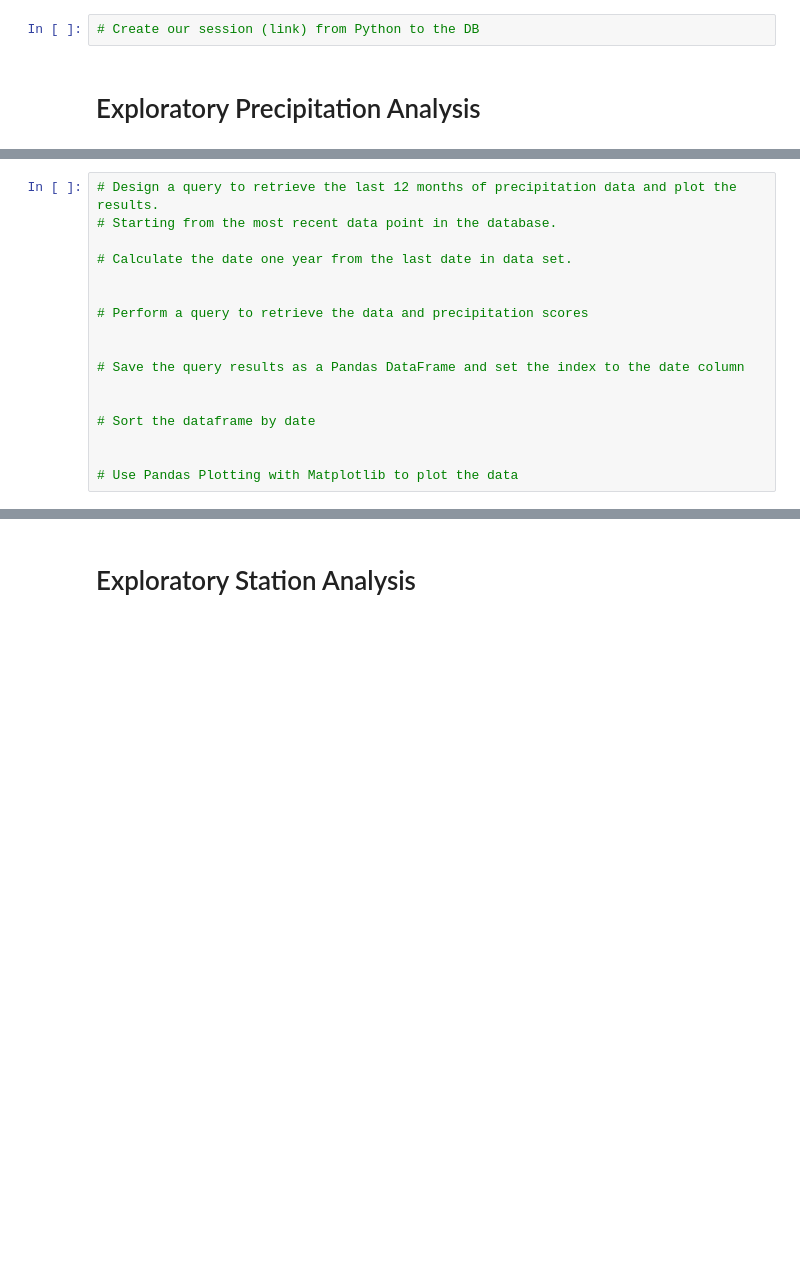
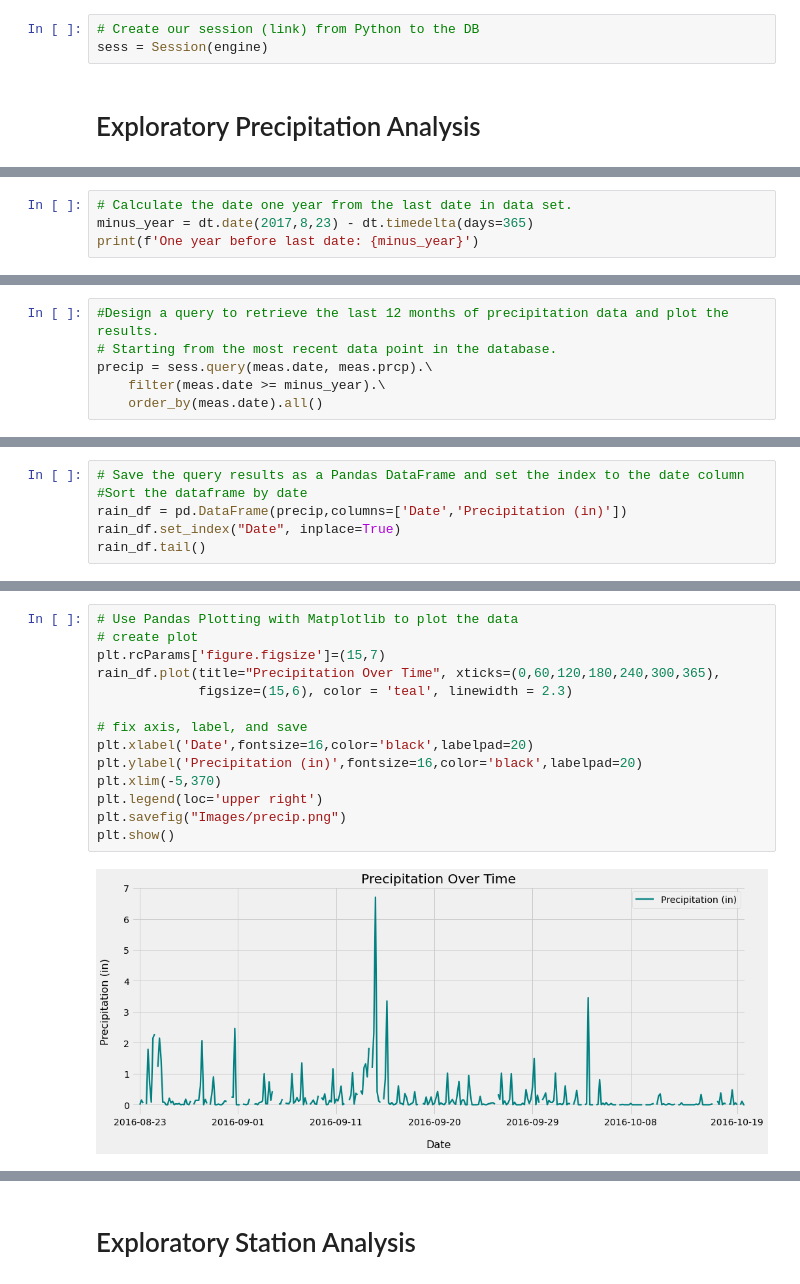
Before and after one commit to davism02/sqlalchemy-challenge, a Jupyter notebook: climate_starter.ipynb, the cells around one changed output, grey strips where cells are left out. Drawn from its saved outputs; the diff is of its cells as text; blank space fills up the shorter version.

```diff
--- a/climate_starter.ipynb
+++ b/climate_starter.ipynb
@@ -29,5 +35,6 @@ engine = create_engine("sqlite:///hawaii.sqlite")
 # %%
 # Create our session (link) from Python to the DB
+sess = Session(engine)
 # %% [markdown]
 # Exploratory Precipitation Analysis
 # %%
@@ -34,0 +46,4 @@ engine = create_engine("sqlite:///hawaii.sqlite")
+# %%
+# Calculate the date one year from the last date in data set.
+minus_year = dt.date(2017,8,23) - dt.timedelta(days=365)
+print(f'One year before last date: {minus_year}')
@@ -35,17 +52,6 @@ engine = create_engine("sqlite:///hawaii.sqlite")
 # %%
-# Design a query to retrieve the last 12 months of precipitation data and plot the results.
+#Design a query to retrieve the last 12 months of precipitation data and plot the results.
 # Starting from the most recent data point in the database.
-
-# Calculate the date one year from the last date in data set.
-
-
-# Perform a query to retrieve the data and precipitation scores
-
-
-# Save the query results as a Pandas DataFrame and set the index to the date column
-
-
-# Sort the dataframe by date
-
-
-# Use Pandas Plotting with Matplotlib to plot the data
+precip = sess.query(meas.date, meas.prcp).\
+    filter(meas.date >= minus_year).\
+    order_by(meas.date).all()
@@ -51,0 +61,6 @@ engine = create_engine("sqlite:///hawaii.sqlite")
+# %%
+# Save the query results as a Pandas DataFrame and set the index to the date column
+#Sort the dataframe by date
+rain_df = pd.DataFrame(precip,columns=['Date','Precipitation (in)'])
+rain_df.set_index("Date", inplace=True)
+rain_df.tail()
@@ -52,2 +86,18 @@ engine = create_engine("sqlite:///hawaii.sqlite")
+# %%
+# Use Pandas Plotting with Matplotlib to plot the data
+# create plot
+plt.rcParams['figure.figsize']=(15,7)
+rain_df.plot(title="Precipitation Over Time", xticks=(0,60,120,180,240,300,365),
+             figsize=(15,6), color = 'teal', linewidth = 2.3)
+
+# fix axis, label, and save
+plt.xlabel('Date',fontsize=16,color='black',labelpad=20)
+plt.ylabel('Precipitation (in)',fontsize=16,color='black',labelpad=20)
+plt.xlim(-5,370)
+plt.legend(loc='upper right')
+plt.savefig("Images/precip.png")
+plt.show()
+# %% [output]
+[figure, added]
 # %%
 # Use Pandas to calcualte the summary statistics for the precipitation data
```
Also changed, not shown: parts of 16 cells of this notebook, 5 other files.
